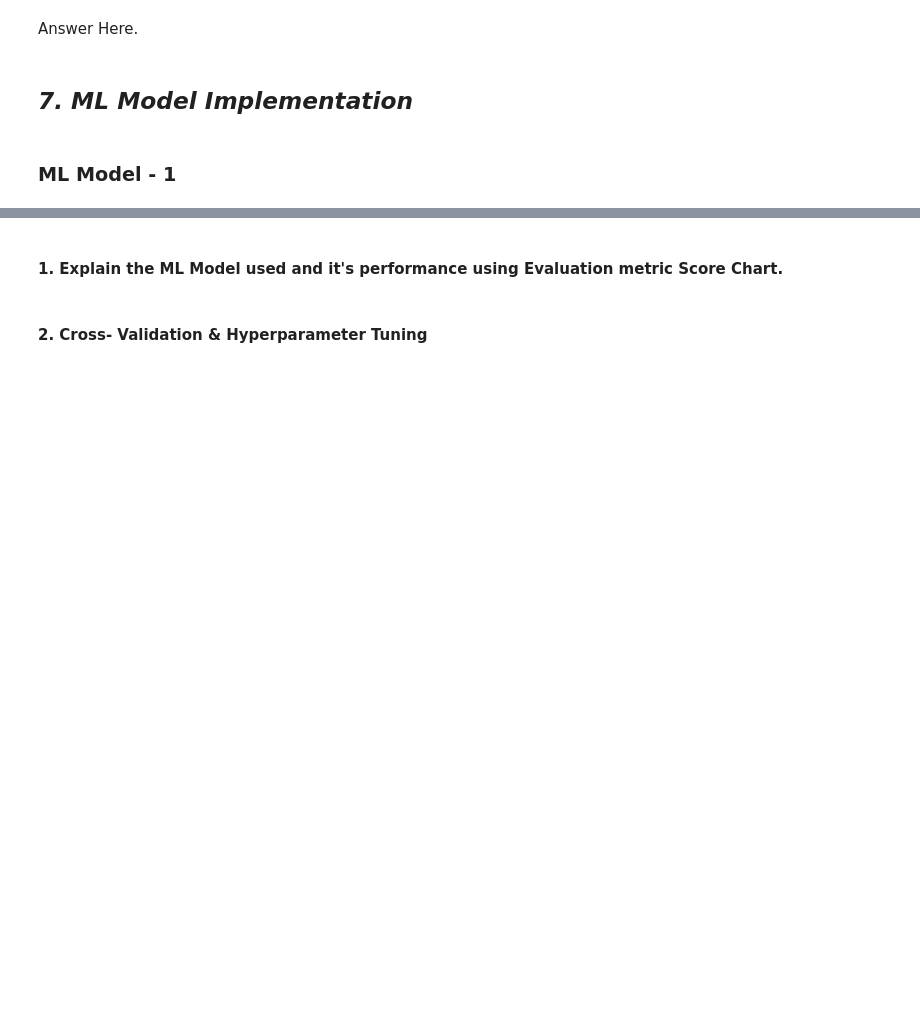
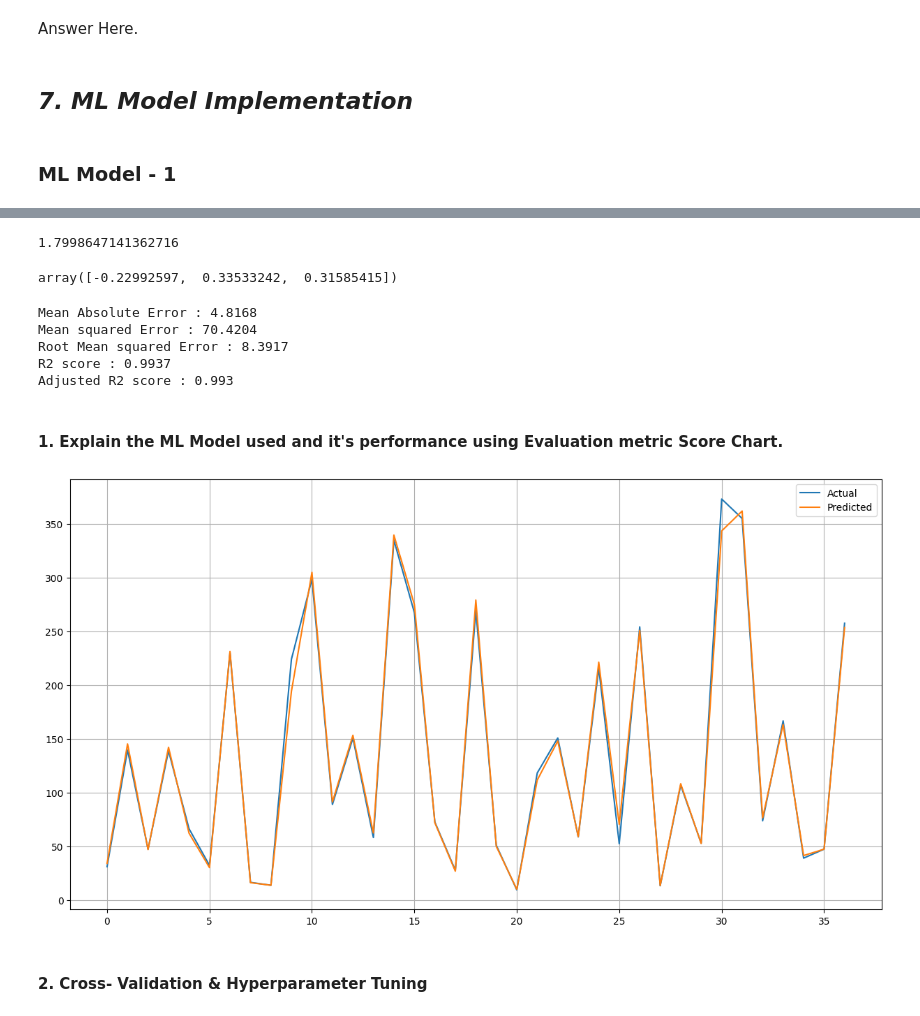
Before and after one commit to Rohankukwas/Yes-Bank-Stock-Closing-Price-Prediction, a Jupyter notebook: ML_Yes_Bank_Stock_Closing_Price_Prediction_ML_Submission.ipynb, the cells around one changed output, grey strips where cells are left out. Saved outputs shown, nothing was run; the diff lists cells and outputs as text; code cells hidden in the pictures; blank space fills up the shorter version.

```diff
--- a/ML_Yes_Bank_Stock_Closing_Price_Prediction_ML_Submission.ipynb
+++ b/ML_Yes_Bank_Stock_Closing_Price_Prediction_ML_Submission.ipynb
@@ -888,0 +922,5 @@ Answer Here.
+# %%
+from sklearn.model_selection import train_test_split
+
+# Your code for creating the training and testing datasets
+X_train, X_test, y_train, y_test = train_test_split(X, y, test_size=0.2, random_state=0)
@@ -892,0 +941,7 @@ Answer Here.
+# %%
+# Scaling your data
+# Scaling the data
+from sklearn.preprocessing import StandardScaler
+scaler = StandardScaler()
+X_train = scaler.fit_transform(X_train)
+X_test = scaler.transform(X_test)
@@ -936,0 +999,7 @@ Answer Here.
+# %%
+
+# Create a LinearRegression model instance
+reg = LinearRegression()
+
+# Fit the LinearRegression model using training data
+reg_model = reg.fit(X_train, y_train)
@@ -937,2 +1012,44 @@ Answer Here.
+# %%
+# Predicting our test data
+y_pred_linear = reg.predict(X_test)
+# %%
+
+# checking the intercept i.e checking the model parameters
+reg.intercept_
+# %% [output]
+1.7998647141362716
+# %%
+
+# checking the coefficient of LinearRegression model
+reg.coef_
+# %% [output]
+array([-0.22992597,  0.33533242,  0.31585415])
+# %%
+# ML Model - 1 Implementation with hyperparameter optimization techniques (i.e., GridSearch CV, RandomSearch CV, Bayesian Optimization etc.)
+
+# Calculating the performance metrics.
+MAE_linear = round(mean_absolute_error(10**(y_test),(10**y_pred_linear)),4)
+print(f"Mean Absolute Error : {MAE_linear}")
+
+MSE_linear = round(mean_squared_error((10**y_test),10**(y_pred_linear)),4)
+print(f"Mean squared Error : {MSE_linear}")
+
+RMSE_linear = round(np.sqrt(MSE_linear),4)
+print(f"Root Mean squared Error : {RMSE_linear}")
+
+R2_linear = round(r2_score(10**(y_test), 10**(y_pred_linear)),4)
+print(f"R2 score : {R2_linear}")
+
+Adjusted_R2_linear = round(1-(1-r2_score(10**y_test,10**y_pred_linear))*((X_test.shape[0]-1)/(X_test.shape[0]-X_test.shape[1]-1)),3)
+print(f"Adjusted R2 score : {Adjusted_R2_linear}")
+# Fit the Algorithm
+
+# Predict on the model
+# %% [output]
+Mean Absolute Error : 4.8168
+Mean squared Error : 70.4204
+Root Mean squared Error : 8.3917
+R2 score : 0.9937
+Adjusted R2 score : 0.993
 # %% [markdown]
 #### 1. Explain the ML Model used and it's performance using Evaluation metric Score Chart.
@@ -941,2 +1056,14 @@ Answer Here.
+# %%
+# Visualizing evaluation Metric Score chart
+
+# Linear Regression Plotting between Actual and Predicted values
+plt.figure(figsize=(15,8))
+plt.plot(10**(y_pred_linear))
+plt.plot(np.array(10**y_test))
+plt.legend(['Actual','Predicted'])
+plt.grid()
+plt.show()
+# %% [output]
+[figure, added]
 # %% [markdown]
 #### 2. Cross- Validation & Hyperparameter Tuning
```
Also changed, not shown: parts of 75 cells of this notebook.
